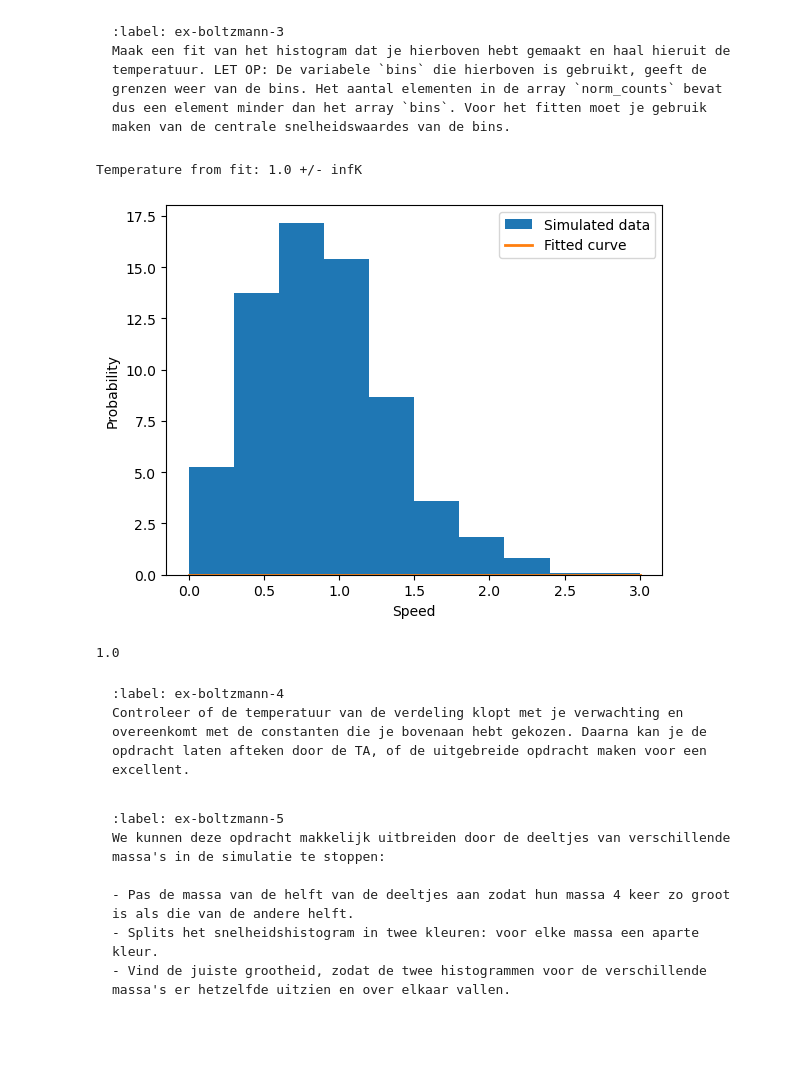
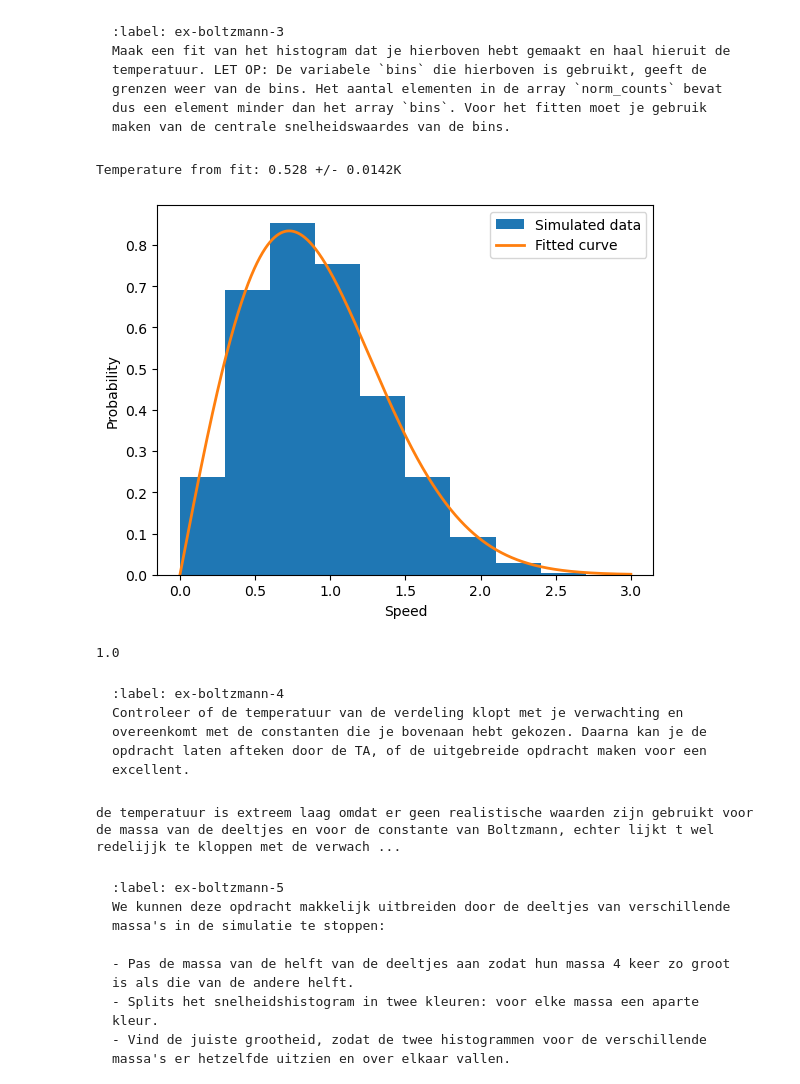
Before and after one commit to Casper-ctrl-alt-delete/Groep-13, a Jupyter notebook: Content/PySim/6_boltzmann.ipynb, the cells around one changed output. Saved outputs shown, nothing was run; the diff lists cells and outputs as text; code cells hidden in the pictures; blank space fills up the shorter version.

````diff
--- a/Content/PySim/6_boltzmann.ipynb
+++ b/Content/PySim/6_boltzmann.ipynb
@@ -257,7 +257,8 @@ for i in range(5000):
         partial_counts, bins = np.histogram(speeds, bins=num_bins, density='True', range=[0,3*V_0])
         tot_counts += partial_counts
 
-norm_counts = tot_counts
+bin_width = bins[1] - bins[0]
+norm_counts = tot_counts / np.sum(tot_counts * bin_width)
 plt.stairs(norm_counts, bins, fill='True')
 plt.show()
 # %% [output]
@@ -353,42 +354,48 @@ Maak een fit van het histogram dat je hierboven hebt gemaakt en haal hieruit de
 #your code/answer
 from scipy.optimize import curve_fit
 m = particles[0].m #masa van een deeltje
 
 # Definitie van de 2D Maxwell-Boltzmann snelheidsverdeling
 def f_2D(v,T):
-    k = 1.38e-23  # J/K
+    k = 1  # J/K ggereduceerd
     return ((m*v)/(k*T)) * np.exp(-m*v**2/(2*k*T))
 
 #midden van bins bepalen
 center_speed = (bins[:-1] + bins[1:]) / 2
 
 #fit maken
 popt, pcov = curve_fit(f_2D, center_speed, norm_counts,p0=[1.0])
 fit_temp = popt[0]
 temp_error = np.sqrt(pcov[0,0])
 
 print(f"Temperature from fit: {fit_temp:.3} +/- {temp_error:.3}K")
 
 # Plotten van de resultaten
 v_fit = np.linspace(0,3*V_0,1000)
 plt.figure()
 plt.xlabel('Speed')
 plt.ylabel('Probability')
 plt.stairs(norm_counts, bins, fill='True', label='Simulated data')
 plt.plot(v_fit, f_2D(v_fit, fit_temp), lw=2, label='Fitted curve')
 plt.legend()
 plt.show()
 
 print(m)
 # %% [output]
-Temperature from fit: 1.0 +/- infK
+Temperature from fit: 0.528 +/- 0.0142K
-[figure, old version]
+[figure, new version]
 1.0
 # %% [markdown]
 ```{exercise}
 :label: ex-boltzmann-4
 Controleer of de temperatuur van de verdeling klopt met je verwachting en overeenkomt met de constanten die je bovenaan hebt gekozen. Daarna kan je de opdracht laten afteken door de TA, of de uitgebreide opdracht maken voor een excellent.
 ```
+# %%
+print("de temperatuur is extreem laag omdat er geen realistische waarden zijn gebruikt voor de massa van de deeltjes en voor de constante van Boltzmann, " \
+"echter lijkt t wel redelijjk te kloppen met de verwachte waarde." \
+"We kunnen dit verbeteren door realistische waarden te gebruiken voor deze constanten.")
+# %% [output]
+de temperatuur is extreem laag omdat er geen realistische waarden zijn gebruikt voor de massa van de deeltjes en voor de constante van Boltzmann, echter lijkt t wel redelijjk te kloppen met de verwach ...
 # %% [markdown]
 ```{exercise} 🌶 Uitbreiding
 :label: ex-boltzmann-5
````
Also changed, not shown: parts of 1 cell of this notebook.
